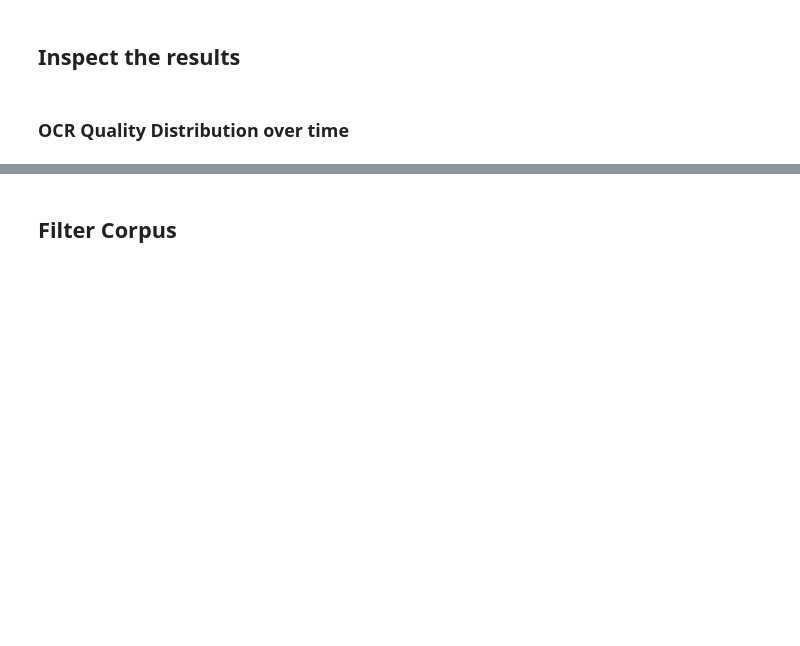
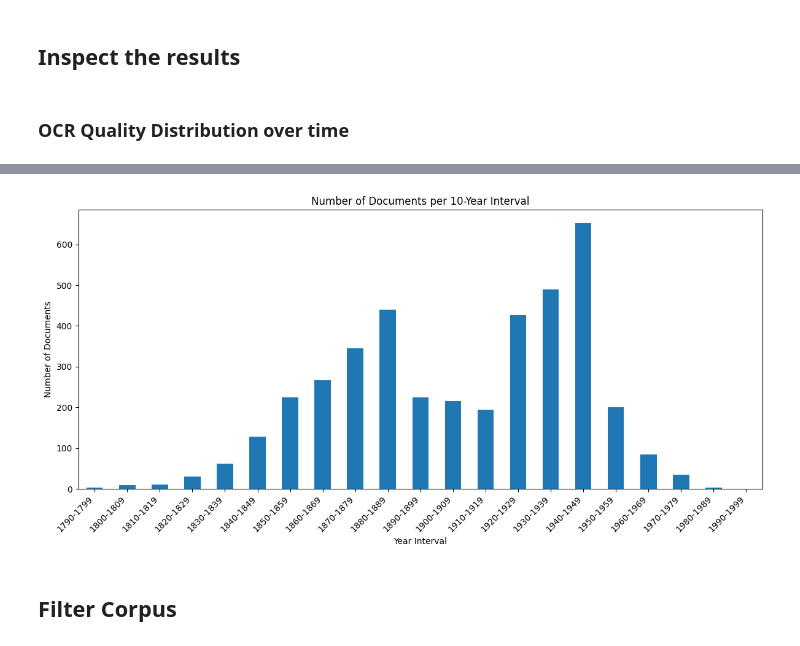
Before and after one commit to zentralbibliothek-zuerich/zblab-summerschool-2026, a Jupyter notebook: notebooks/02_quality_assurance.ipynb, the cells around one changed output, grey strips where cells are left out. Drawn from its saved outputs; the diff is of its cells as text; code cells hidden in the pictures; blank space fills up the shorter version.

```diff
--- a/notebooks/02_quality_assurance.ipynb
+++ b/notebooks/02_quality_assurance.ipynb
@@ -168,5 +154,30 @@ ga li ch, io. Febr. 8. Die ständerätliche Kommission betreffend Erstellung Abt
 
 OCR Quality Score: 0.93
 Im Kursaal war kein einziger Stuhl frei (—) Kein einziger Stuhl war mehr frei im Kursaal, als die Klubschule Migros zur Gründung eines neuen « Klub der Aelteren » aufrief. Mannen und Frauen drängten s ...
+# %%
+def plot_documents_per_year_intervals(df: pd.DataFrame, n_years: int):
+
+    df = df.copy()
+    start = (df["year"].min() // n_years) * n_years
+    end = (df["year"].max() // n_years + 1) * n_years
+
+    # Include the final bin edge so the newest interval is not dropped.
+    bins = range(start, end + 1, n_years)
+    labels = [f"{b}-{b+n_years-1}" for b in bins[:-1]]
+    df["year_interval"] = pd.cut(df["year"], bins=bins, labels=labels, include_lowest=True)
+
+    # Create bar plot
+    plt.figure(figsize=(12, 6))
+    df.groupby("year_interval", observed=False).size().plot(kind='bar')
+    plt.title(f'Number of Documents per {n_years}-Year Interval')
+    plt.xlabel('Year Interval')
+    plt.ylabel('Number of Documents')
+    plt.xticks(rotation=45, ha='right')
+    plt.tight_layout()
+    plt.show()
+
+plot_documents_per_year_intervals(raw_df, n_years=10)
+# %% [output]
+[figure, added]
 # %% [markdown]
 ## Filter Corpus
```
Also changed, not shown: parts of 26 cells of this notebook, 9 other files.
